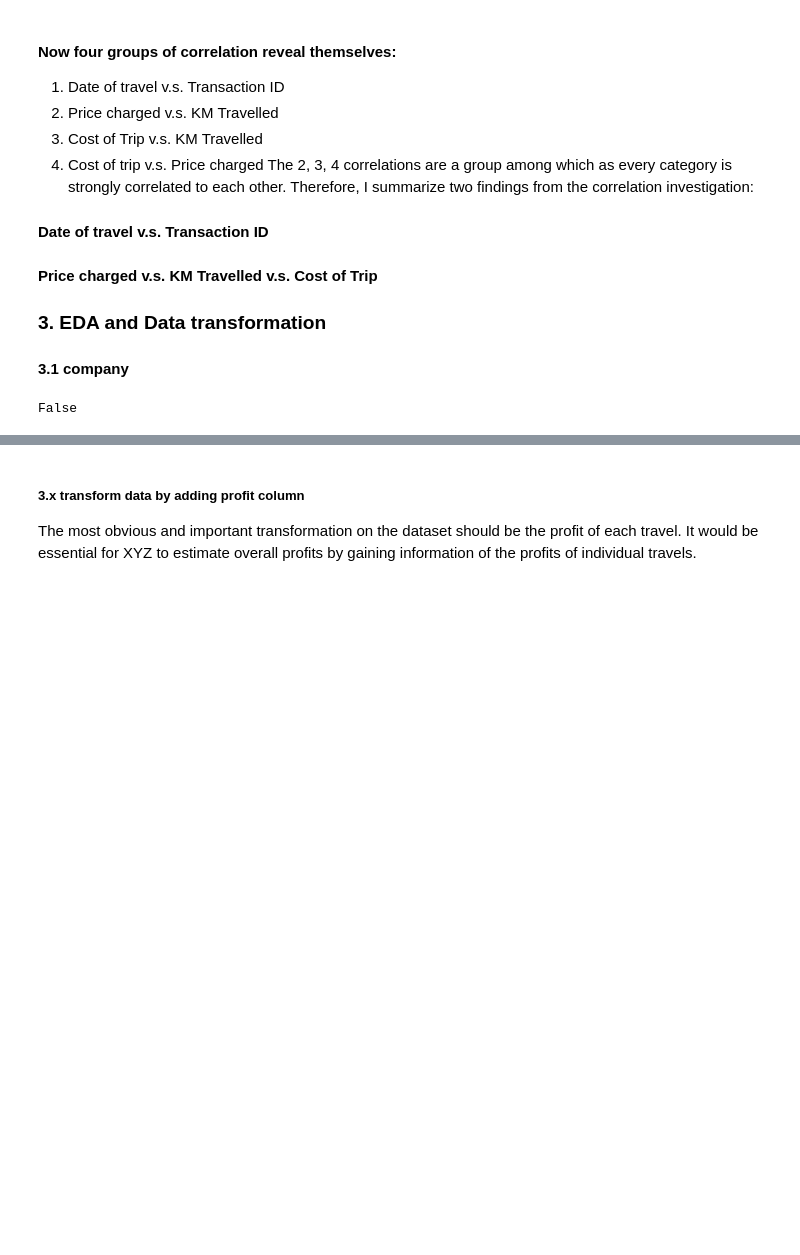
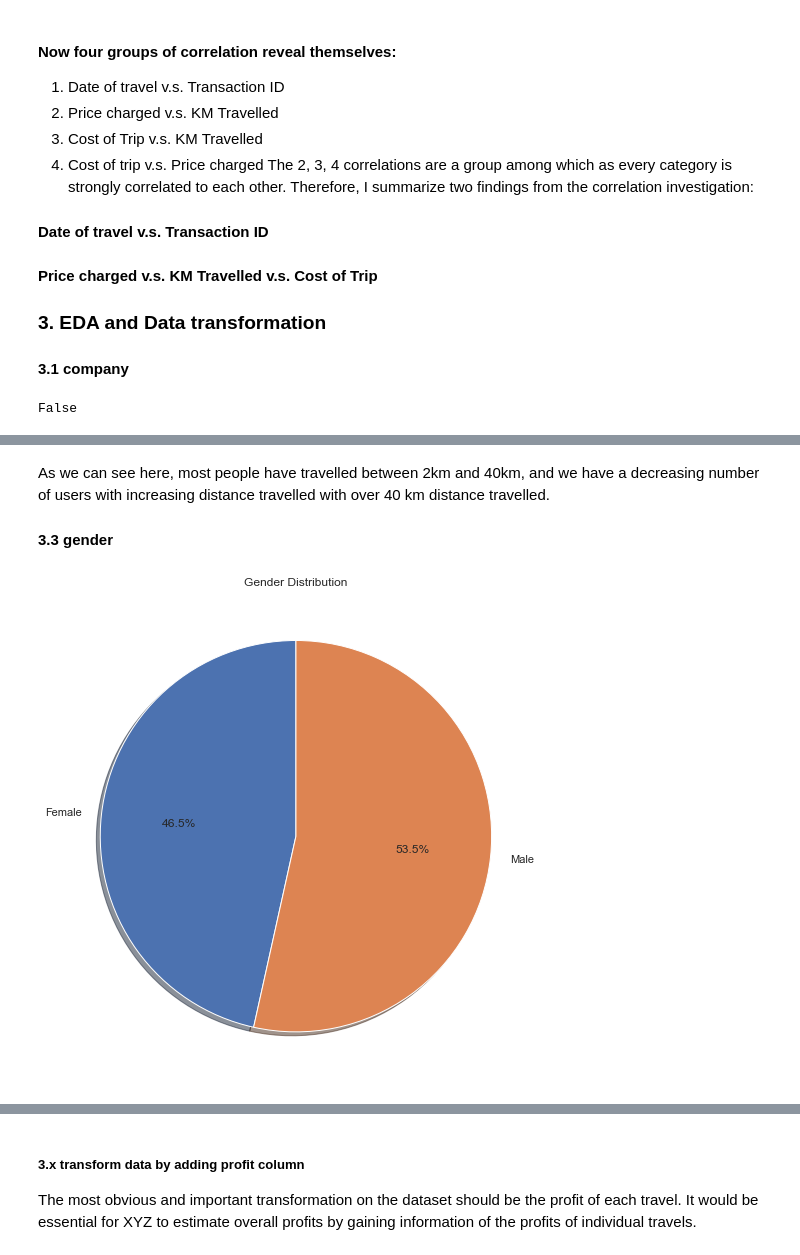
Before and after one commit to JeffLiu114514/Data-Glacier-Virtual-Internship, a Jupyter notebook: Week2_3/EDA.ipynb, the cells around one changed output, grey strips where cells are left out. Drawn from its saved outputs; the diff is of its cells as text; code cells hidden in the pictures; blank space fills up the shorter version.

```diff
--- a/Week2_3/EDA.ipynb
+++ b/Week2_3/EDA.ipynb
@@ -175,0 +186,14 @@ plt.show()
+# %% [markdown]
+As we can see here, most people have travelled between 2km and 40km, and we have a decreasing number of users with increasing distance travelled with over 40 km distance travelled.
+
+#### 3.3 gender
+# %%
+gender_df = merged_df.groupby('Gender')
+gender_df = gender_df['Customer ID'].nunique()
+#print(gender_df)
+figp, axp = plt.subplots(figsize=(16,9))
+axp.pie(gender_df.values , labels=gender_df.index, autopct='%1.1f%%',shadow=True, startangle=90,)
+plt.title('Gender Distribution')
+plt.show()
+# %% [output]
+[figure, added]
```
Also changed, not shown: parts of 22 cells of this notebook, 1 other file.
